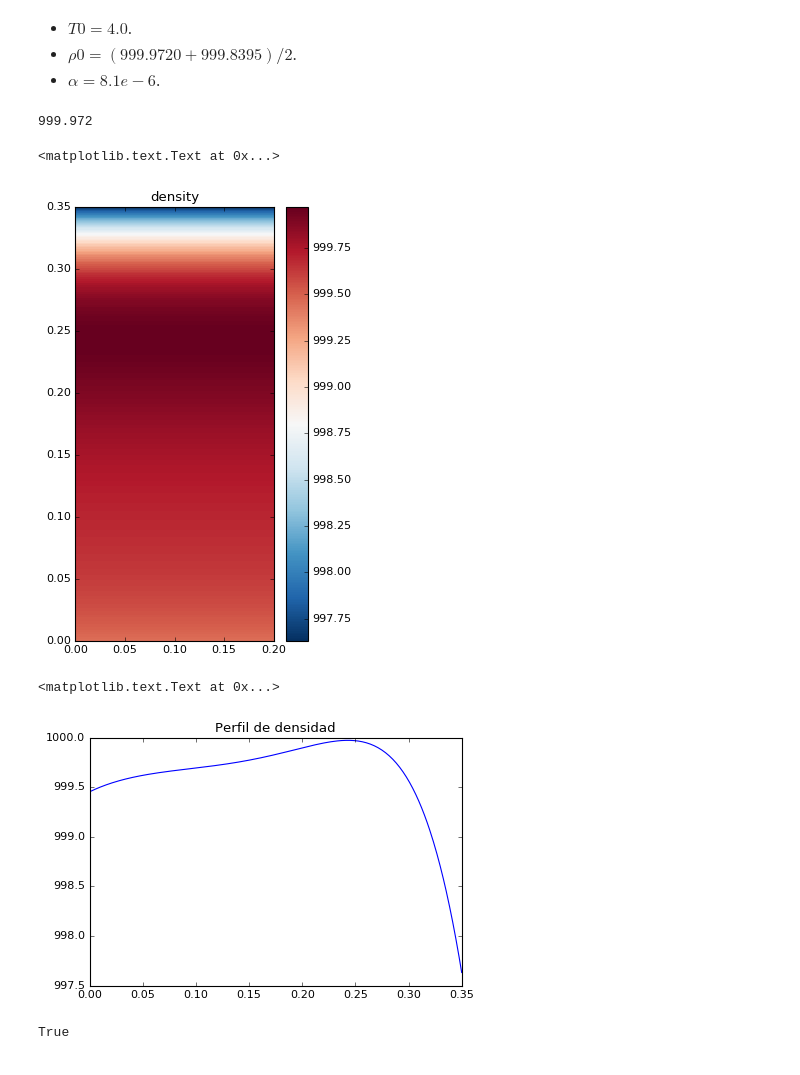
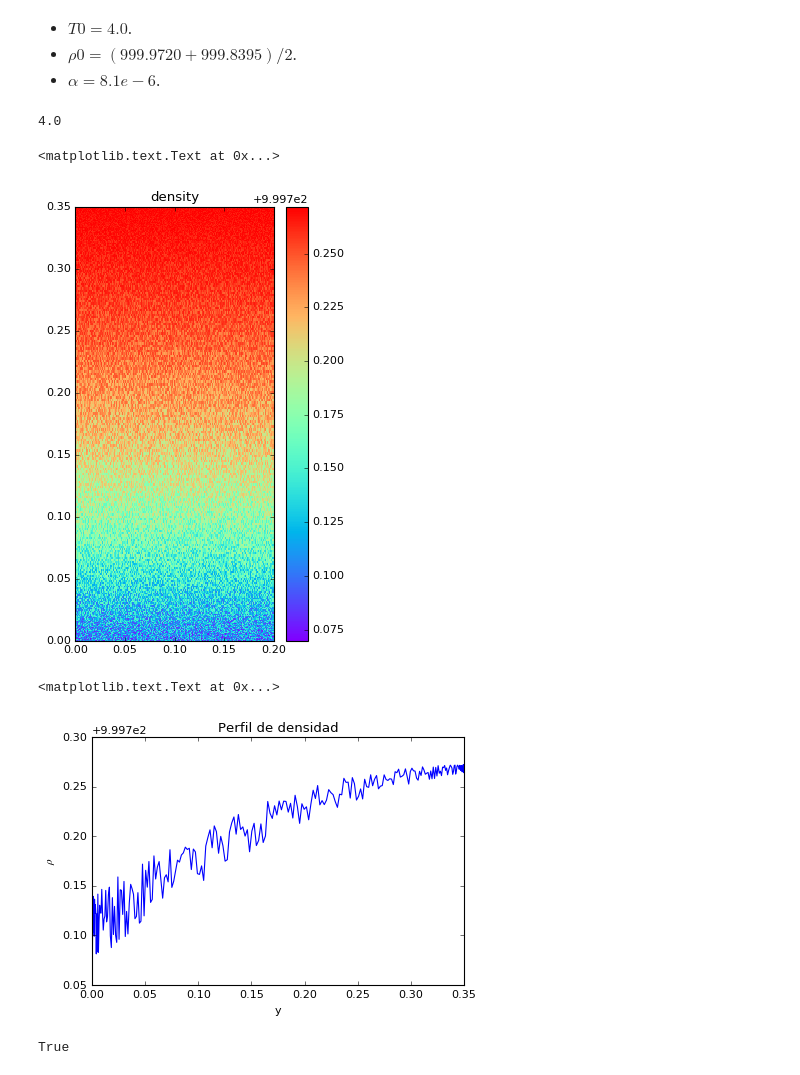
Before and after one commit to cpierard/Servicio_social, a Jupyter notebook: Convección en fluido estratificado.ipynb, the cells around one changed output. Cells and saved outputs as stored; diff of their text form; code cells hidden in the pictures.

```diff
--- a/Convección en fluido estratificado.ipynb
+++ b/Convección en fluido estratificado.ipynb
@@ -45,13 +45,13 @@ nx, ny = (256, 256)
 ν = 1.8e-6
 k = 2e-5
 T0 = 4.0
-T_b = 0.0
+T_b = 8.0
 g = 9.8
 κ = 1.3e-7
 ρ0 = 999.9720 # densidad a 4ºC
 α = 8.1e-6
 T_air = 21.
-T_top = 25.
+T_top = 4.
 z_int = 0.18
 
 Prandtl = ν/κ
@@ -147,7 +147,7 @@ T['g'].shape
 # %% [output]
 (256, 256)
 # %%
-T['g'] = 40.257128492422666*y - 300.5817711700071*y**2 + 1113.2658191481735*y**3
+T['g'] = 8.0 -11.4286* y    #40.257128492422666*y - 300.5817711700071*y**2 + 1113.2658191481735*y**3
 # %%
 T['g']
 # %% [output]
@@ -190,26 +190,28 @@ plt.ylabel('y')
 - $T0 = 4.0$.
 - $ρ0 = (999.9720 + 999.8395)/2$.
 - $α = 8.1e-6$.
-# %%
-ρ0
-# %% [output]
-999.972
+# %%
+T0
+# %% [output]
+4.0
 # %%
-ρ['g'] = ρ0 - ρ0*α*(T['g'] - 2*T0)**2
+ρ['g'] = ρ0 - ρ0*α*(T['g'] - T0)**2
 # %%
 fig, axis = plt.subplots(figsize=(4,7))
-pρ = axis.pcolormesh(xm, ym, ρ['g'].T, cmap='RdBu_r');
+pρ = axis.pcolormesh(xm, ym, ρ['g'].T, cmap='rainbow');
 plt.colorbar(pρ)
 plt.title('density')
 # %% [output]
 <matplotlib.text.Text at 0x...>
-[figure, old version]
+[figure, new version]
 # %%
 plt.plot(y[0], ρ['g'][1,:])
 plt.title("Perfil de densidad")
+plt.ylabel("$ρ$")
+plt.xlabel('y')
 # %% [output]
 <matplotlib.text.Text at 0x...>
-[figure, old version]
+[figure, new version]
 # %%
 # Initial timestep
 dt = 0.1
```
Also changed, not shown: parts of 4 cells of this notebook, 6 other files.
